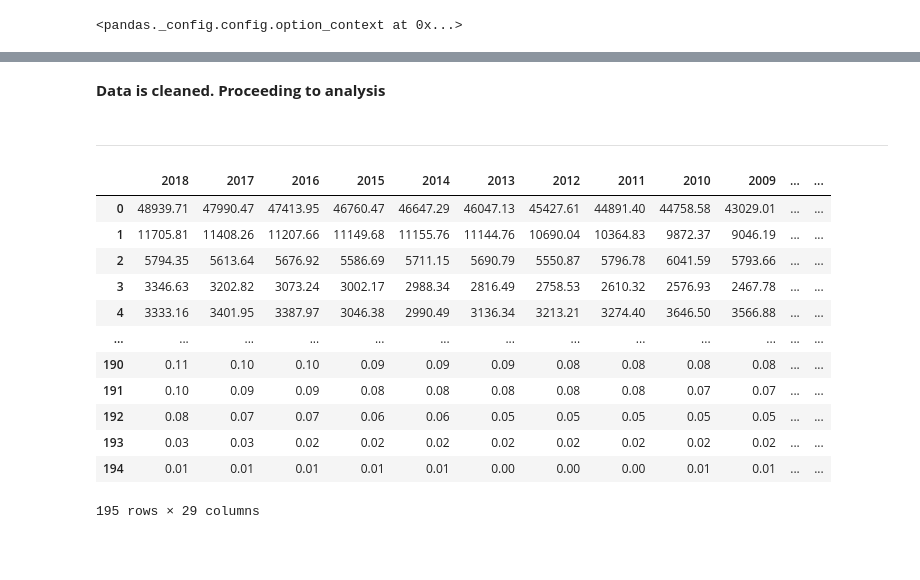
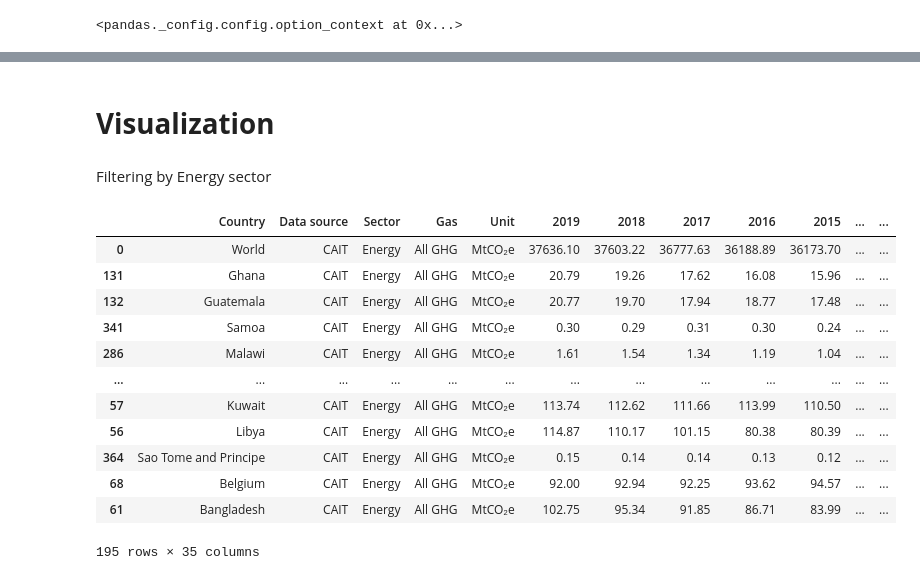
Before and after one commit to KJLumalang/ITBA-3206_Planeteers, a Jupyter notebook: ITBA_3206_Planeteers.ipynb, the cells around one changed output, grey strips where cells are left out. Drawn from its saved outputs; the diff is of its cells as text; code cells hidden in the pictures; blank space fills up the shorter version.

```diff
--- a/ITBA_3206_Planeteers.ipynb
+++ b/ITBA_3206_Planeteers.ipynb
@@ -102,24 +123,24 @@ Unit           0
 1991           0
 1990           0
 dtype: int64
-# %% [markdown]
-**Data is cleaned. Proceeding to analysis**
 # %% [markdown]
-**************************************************************************
+# **Visualization**
-# %%
-df_new=df.iloc[:,range(5,34)].copy()
-df_new
-# %% [output]
-|  | 2018 | 2017 | 2016 | 2015 | 2014 | 2013 | 2012 | 2011 | 2010 | 2009 | ... | ... |
-| 0 | 48939.71 | 47990.47 | 47413.95 | 46760.47 | 46647.29 | 46047.13 | 45427.61 | 44891.40 | 44758.58 | 43029.01 | ... | ... |
-| 1 | 11705.81 | 11408.26 | 11207.66 | 11149.68 | 11155.76 | 11144.76 | 10690.04 | 10364.83 | 9872.37 | 9046.19 | ... | ... |
-| 2 | 5794.35 | 5613.64 | 5676.92 | 5586.69 | 5711.15 | 5690.79 | 5550.87 | 5796.78 | 6041.59 | 5793.66 | ... | ... |
-| 3 | 3346.63 | 3202.82 | 3073.24 | 3002.17 | 2988.34 | 2816.49 | 2758.53 | 2610.32 | 2576.93 | 2467.78 | ... | ... |
-| 4 | 3333.16 | 3401.95 | 3387.97 | 3046.38 | 2990.49 | 3136.34 | 3213.21 | 3274.40 | 3646.50 | 3566.88 | ... | ... |
-| ... | ... | ... | ... | ... | ... | ... | ... | ... | ... | ... | ... | ... |
-| 190 | 0.11 | 0.10 | 0.10 | 0.09 | 0.09 | 0.09 | 0.08 | 0.08 | 0.08 | 0.08 | ... | ... |
-| 191 | 0.10 | 0.09 | 0.09 | 0.08 | 0.08 | 0.08 | 0.08 | 0.08 | 0.07 | 0.07 | ... | ... |
-| 192 | 0.08 | 0.07 | 0.07 | 0.06 | 0.06 | 0.05 | 0.05 | 0.05 | 0.05 | 0.05 | ... | ... |
-| 193 | 0.03 | 0.03 | 0.02 | 0.02 | 0.02 | 0.02 | 0.02 | 0.02 | 0.02 | 0.02 | ... | ... |
-| 194 | 0.01 | 0.01 | 0.01 | 0.01 | 0.01 | 0.00 | 0.00 | 0.00 | 0.01 | 0.01 | ... | ... |
-195 rows × 29 columns
+# %% [markdown]
+Filtering by Energy sector
+# %%
+filtered_data = df.loc[df['Sector'] == 'Energy']
+display(filtered_data)
+# %% [output]
+|  | Country | Data source | Sector | Gas | Unit | 2019 | 2018 | 2017 | 2016 | 2015 | ... | ... |
+| 0 | World | CAIT | Energy | All GHG | MtCO₂e | 37636.10 | 37603.22 | 36777.63 | 36188.89 | 36173.70 | ... | ... |
+| 131 | Ghana | CAIT | Energy | All GHG | MtCO₂e | 20.79 | 19.26 | 17.62 | 16.08 | 15.96 | ... | ... |
+| 132 | Guatemala | CAIT | Energy | All GHG | MtCO₂e | 20.77 | 19.70 | 17.94 | 18.77 | 17.48 | ... | ... |
+| 341 | Samoa | CAIT | Energy | All GHG | MtCO₂e | 0.30 | 0.29 | 0.31 | 0.30 | 0.24 | ... | ... |
+| 286 | Malawi | CAIT | Energy | All GHG | MtCO₂e | 1.61 | 1.54 | 1.34 | 1.19 | 1.04 | ... | ... |
+| ... | ... | ... | ... | ... | ... | ... | ... | ... | ... | ... | ... | ... |
+| 57 | Kuwait | CAIT | Energy | All GHG | MtCO₂e | 113.74 | 112.62 | 111.66 | 113.99 | 110.50 | ... | ... |
+| 56 | Libya | CAIT | Energy | All GHG | MtCO₂e | 114.87 | 110.17 | 101.15 | 80.38 | 80.39 | ... | ... |
+| 364 | Sao Tome and Principe | CAIT | Energy | All GHG | MtCO₂e | 0.15 | 0.14 | 0.14 | 0.13 | 0.12 | ... | ... |
+| 68 | Belgium | CAIT | Energy | All GHG | MtCO₂e | 92.00 | 92.94 | 92.25 | 93.62 | 94.57 | ... | ... |
+| 61 | Bangladesh | CAIT | Energy | All GHG | MtCO₂e | 102.75 | 95.34 | 91.85 | 86.71 | 83.99 | ... | ... |
+195 rows × 35 columns
```
Also changed, not shown: parts of 22 cells of this notebook.
